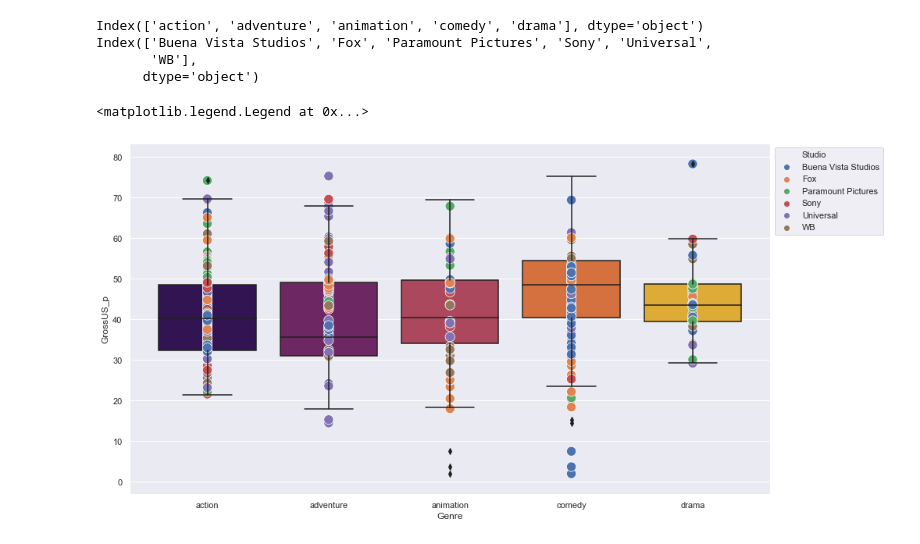
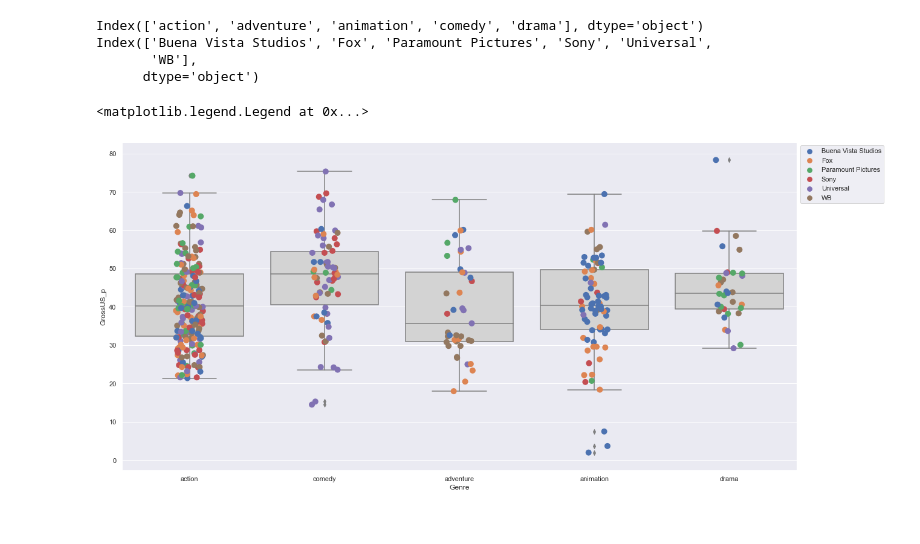
Before and after one commit to golgor/python-courses, a Jupyter notebook: Module 5/5.9 Homework.ipynb, the cells around one changed output. Drawn from its saved outputs; the diff is of its cells as text; code cells hidden in the pictures.

Commit message:
last course data and fixes for homework

```diff
--- a/Module 5/5.9 Homework.ipynb
+++ b/Module 5/5.9 Homework.ipynb
@@ -136,16 +138,17 @@ Index(['Buena Vista Studios', 'Fox', 'Paramount Pictures', 'Sony', 'Universal',
 # %%
 # Create boxplot
 fig, ax = plt.subplots()
-fig.set_size_inches(14.7, 8.27)
+fig.set_size_inches(20, 10)
 
 # Box plot
-box1 = sns.boxplot(data = movies, x = "Genre", y = "GrossUS_p", palette = "inferno")
+box1 = sns.boxplot(data = movies, x = "Genre", y = "GrossUS_p", color = "LightGrey", order = genres)
 
-# Scatter plot
-kwargs = {"s":150}
-scatter1 = sns.scatterplot(data = movies, x = "Genre", y = "GrossUS_p", hue = "Studio", **kwargs)
+# Stripplot plot
+# Note, Scatter plot needs two numerical axes, it cant plot where one axis is categorical, need stripplot instead
+kwargs = {"s":10}
+scatter1 = sns.stripplot(data = movies, x = "Genre", y = "GrossUS_p", hue = "Studio", order = genres, **kwargs)
 
 plt.legend(loc = "upper left", bbox_to_anchor = (1, 1))
 # %% [output]
 <matplotlib.legend.Legend at 0x...>
-[figure, old version]
+[figure, new version]
```
Also changed, not shown: parts of 2 cells of this notebook, 7 other files.
